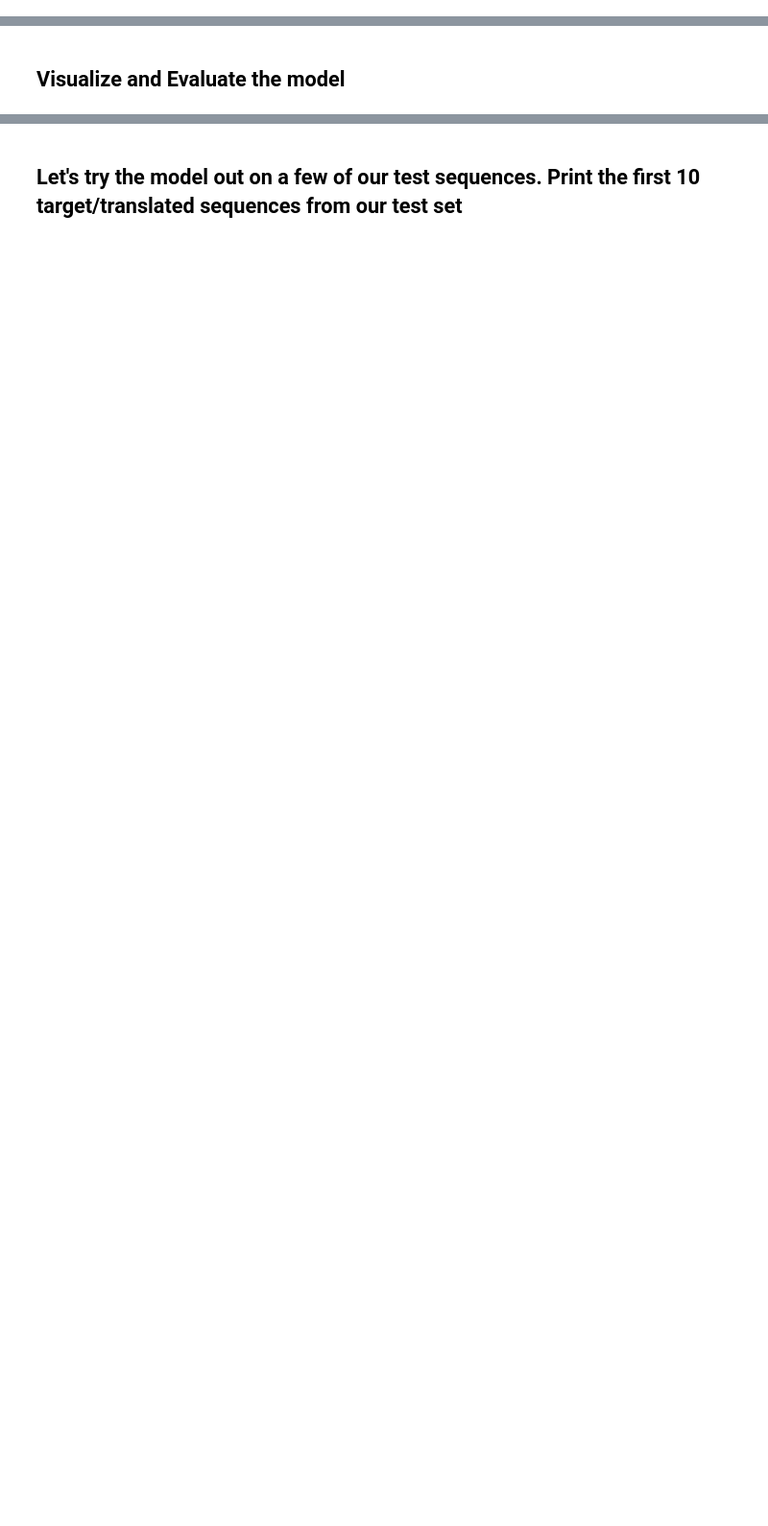
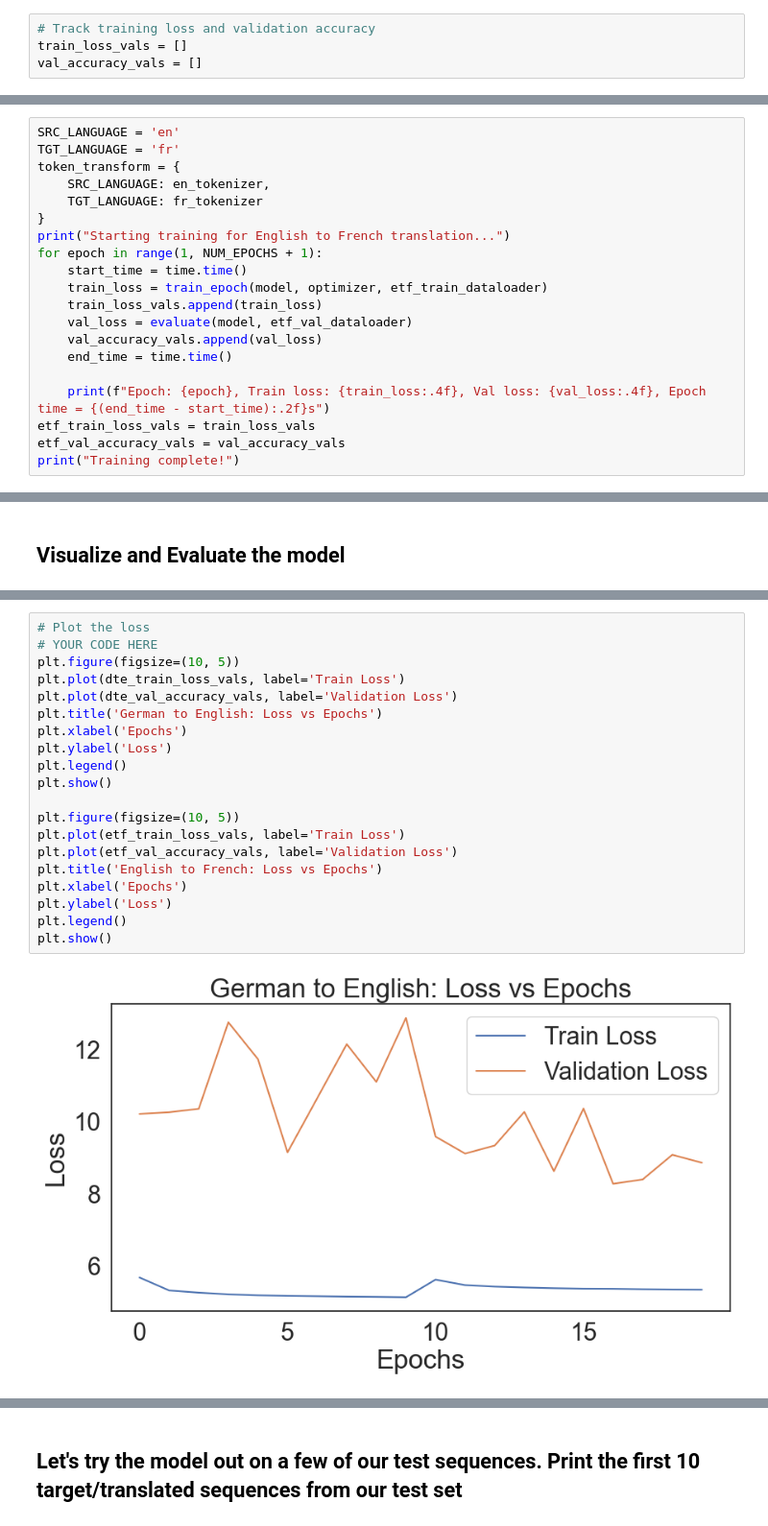
Before and after one commit to HandTravis/Phys417, a Jupyter notebook: lab6/Lab6 Template.ipynb, the cells around one changed output, grey strips where cells are left out. Shown: that part at 96% size. Saved outputs shown, nothing was run; the diff lists cells and outputs as text; blank space fills up the shorter version.

Commit message:
finish training both models, need to evaluate

```diff
--- a/lab6/Lab6 Template.ipynb
+++ b/lab6/Lab6 Template.ipynb
@@ -576,3 +606,7 @@ validation_accuracy = []
+# %%
+# Track training loss and validation accuracy
+train_loss_vals = []
+val_accuracy_vals = []
 # %% [markdown]
 ## Train the model
 # %%
@@ -681,0 +754,20 @@ RuntimeError: the batch number of src and tgt must be equal
+# %%
+SRC_LANGUAGE = 'en'
+TGT_LANGUAGE = 'fr'
+token_transform = {
+    SRC_LANGUAGE: en_tokenizer,
+    TGT_LANGUAGE: fr_tokenizer
+}
+print("Starting training for English to French translation...")
+for epoch in range(1, NUM_EPOCHS + 1):
+    start_time = time.time()
+    train_loss = train_epoch(model, optimizer, etf_train_dataloader)
+    train_loss_vals.append(train_loss)
+    val_loss = evaluate(model, etf_val_dataloader)
+    val_accuracy_vals.append(val_loss)
+    end_time = time.time()
+
+    print(f"Epoch: {epoch}, Train loss: {train_loss:.4f}, Val loss: {val_loss:.4f}, Epoch time = {(end_time - start_time):.2f}s")
+etf_train_loss_vals = train_loss_vals
+etf_val_accuracy_vals = val_accuracy_vals
+print("Training complete!")
@@ -693,0 +789,22 @@ RuntimeError: the batch number of src and tgt must be equal
+# %%
+# Plot the loss
+# YOUR CODE HERE
+plt.figure(figsize=(10, 5))
+plt.plot(dte_train_loss_vals, label='Train Loss')
+plt.plot(dte_val_accuracy_vals, label='Validation Loss')
+plt.title('German to English: Loss vs Epochs')
+plt.xlabel('Epochs')
+plt.ylabel('Loss')
+plt.legend()
+plt.show()
+
+plt.figure(figsize=(10, 5))
+plt.plot(etf_train_loss_vals, label='Train Loss')
+plt.plot(etf_val_accuracy_vals, label='Validation Loss')
+plt.title('English to French: Loss vs Epochs')
+plt.xlabel('Epochs')
+plt.ylabel('Loss')
+plt.legend()
+plt.show()
+# %% [output]
+[figure, added]
```
Also changed, not shown: parts of 14 cells of this notebook.
